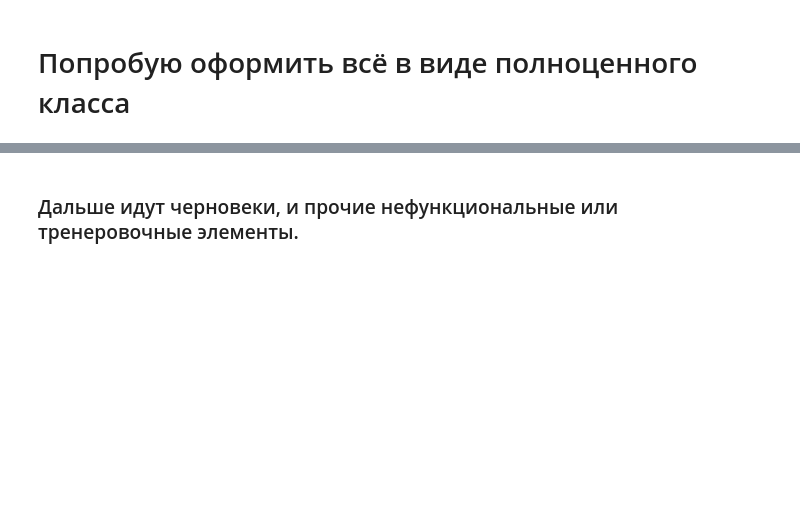
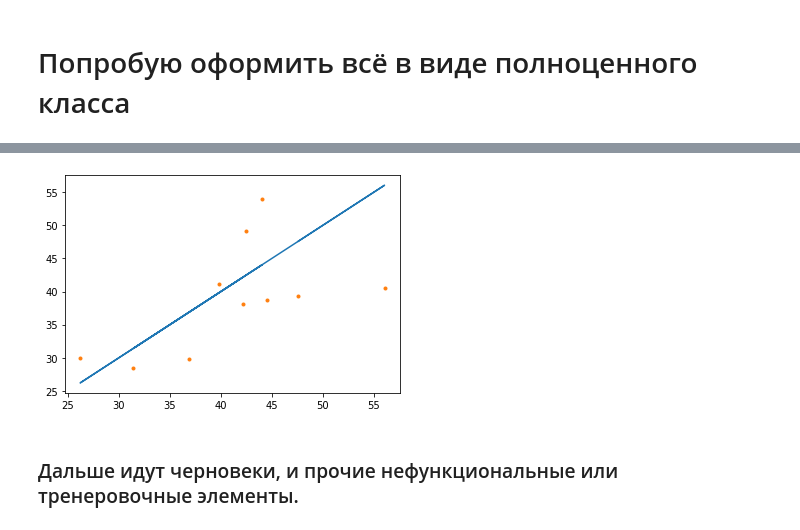
Before and after one commit to 89605502155/ML-repositry, a Jupyter notebook: N-PLS.ipynb, the cells around one changed output, grey strips where cells are left out. Cells and saved outputs as stored; diff of their text form; code cells hidden in the pictures; blank space fills up the shorter version.

```diff
--- a/N-PLS.ipynb
+++ b/N-PLS.ipynb
@@ -37,3 +37,5 @@ x_centrir=np.array(Xdata_numpy["X"])
 y_centrir=Ydata.iloc[:,parameters['column_y']].to_numpy()
 # %%
 x_centrir -= x_centrir.mean(axis = 0)
+# %%
+asas=y_centrir.mean()
@@ -270,0 +267,3 @@ for i in range(0,1):
+# %%
+y_test9=y_test+asas
+y_test99=a.y_find[:,6]+asas
@@ -271,3 +280,9 @@ for i in range(0,1):
+# %%
+plt.plot(y_test9,y_test9)
+plt.plot(y_test9,y_test99,".")
+plt.show()
+# %% [output]
+[figure, added]
 # %% [markdown]
 ### Дальше идут черновеки, и прочие нефункциональные или тренеровочные элементы.
 # %%
```
Also changed, not shown: parts of 6 cells of this notebook.
